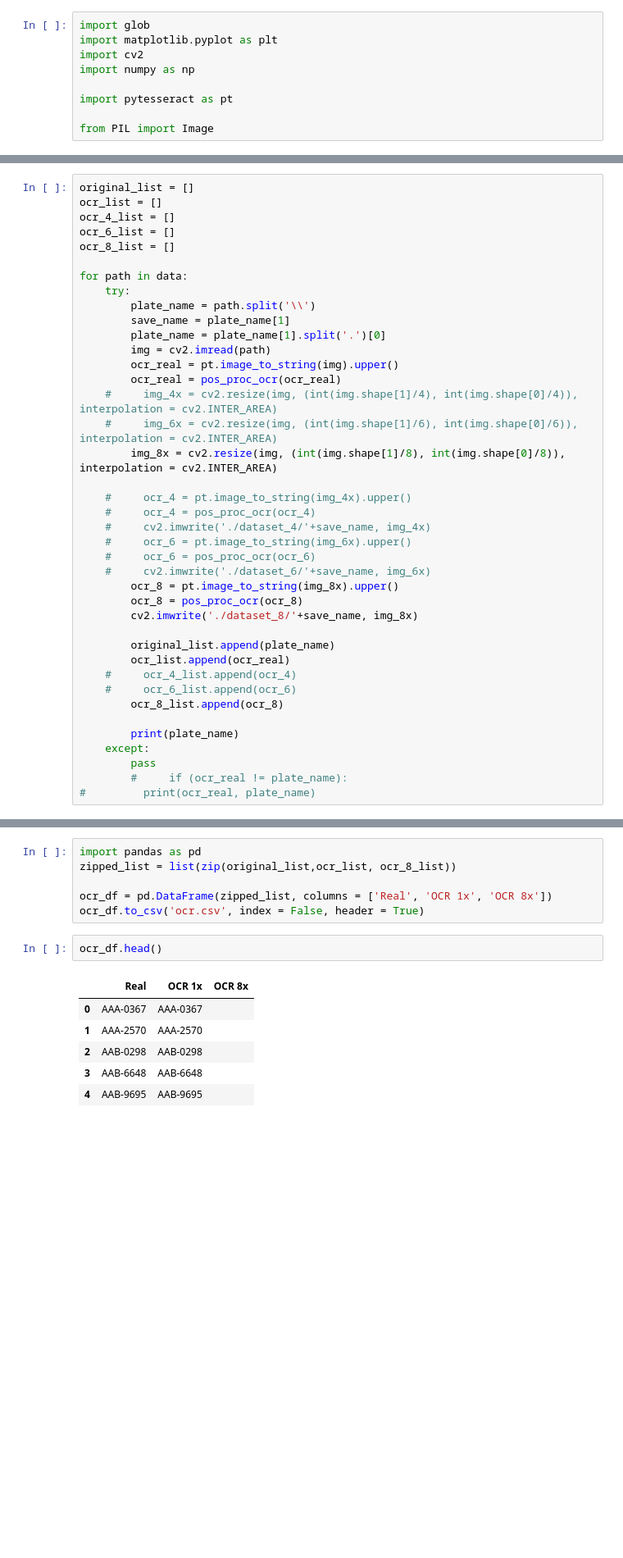
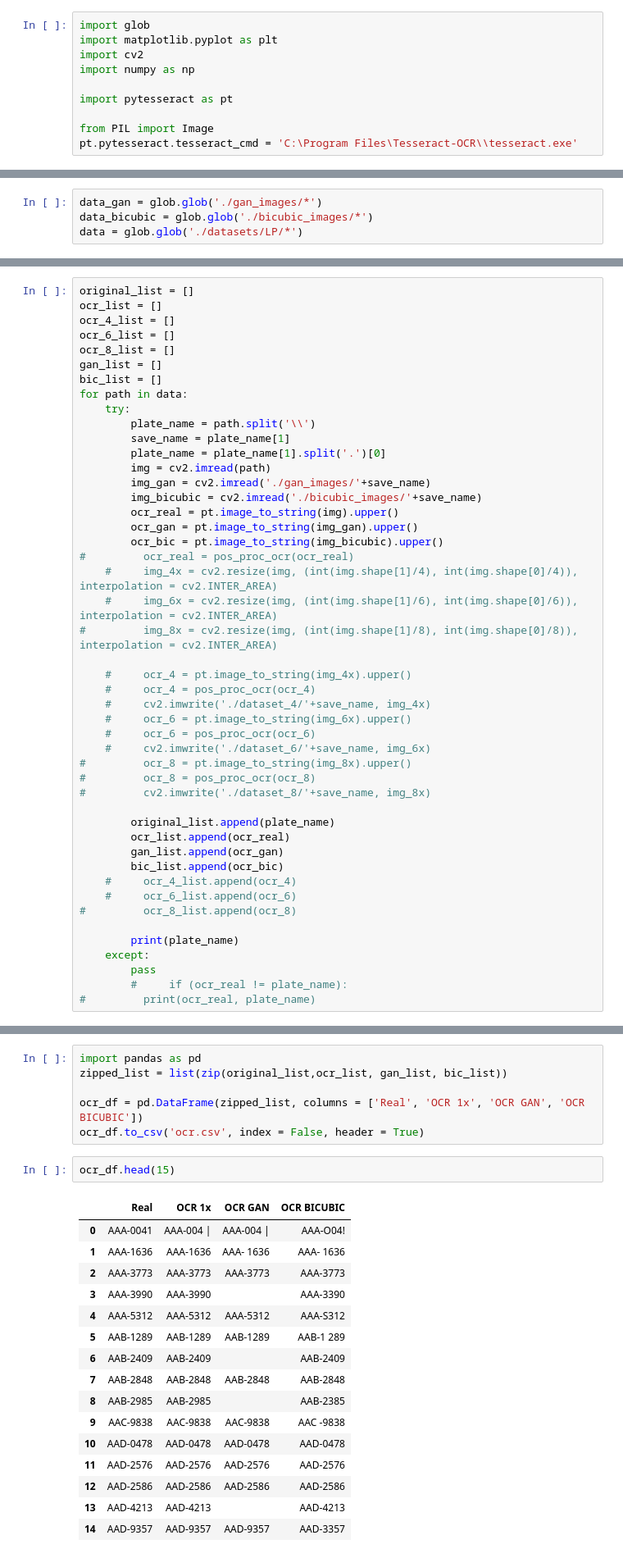
Before and after one commit to bicalho/LP-SRGAN, a Jupyter notebook: LP-OCR.ipynb, the cells around one changed output, grey strips where cells are left out. Shown at 82% size. Saved outputs shown, nothing was run; the diff lists cells and outputs as text; blank space fills up the shorter version.

```diff
--- a/LP-OCR.ipynb
+++ b/LP-OCR.ipynb
@@ -13,3 +13,4 @@ import numpy as np
 import pytesseract as pt
 
 from PIL import Image
+pt.pytesseract.tesseract_cmd = 'C:\Program Files\Tesseract-OCR\\tesseract.exe'
@@ -18,3 +17,7 @@ data = glob.glob('./generate_dataset/dataset/*')
+# %%
+data_gan = glob.glob('./gan_images/*')
+data_bicubic = glob.glob('./bicubic_images/*')
+data = glob.glob('./datasets/LP/*')
 # %% [markdown]
 ## Post proccess the ocr
 # %%
@@ -39,18 +42,23 @@ ocr_list = []
 ocr_4_list = []
 ocr_6_list = []
 ocr_8_list = []
-
+gan_list = []
+bic_list = []
 for path in data:
     try:
         plate_name = path.split('\\')
         save_name = plate_name[1]
         plate_name = plate_name[1].split('.')[0]
         img = cv2.imread(path)
+        img_gan = cv2.imread('./gan_images/'+save_name)
+        img_bicubic = cv2.imread('./bicubic_images/'+save_name)
         ocr_real = pt.image_to_string(img).upper()
-        ocr_real = pos_proc_ocr(ocr_real)
+        ocr_gan = pt.image_to_string(img_gan).upper()
+        ocr_bic = pt.image_to_string(img_bicubic).upper()
+#         ocr_real = pos_proc_ocr(ocr_real)
     #     img_4x = cv2.resize(img, (int(img.shape[1]/4), int(img.shape[0]/4)), interpolation = cv2.INTER_AREA)
     #     img_6x = cv2.resize(img, (int(img.shape[1]/6), int(img.shape[0]/6)), interpolation = cv2.INTER_AREA)
-        img_8x = cv2.resize(img, (int(img.shape[1]/8), int(img.shape[0]/8)), interpolation = cv2.INTER_AREA)
+#         img_8x = cv2.resize(img, (int(img.shape[1]/8), int(img.shape[0]/8)), interpolation = cv2.INTER_AREA)
 
     #     ocr_4 = pt.image_to_string(img_4x).upper()
     #     ocr_4 = pos_proc_ocr(ocr_4)
@@ -58,15 +66,17 @@ for path in data:
     #     ocr_6 = pt.image_to_string(img_6x).upper()
     #     ocr_6 = pos_proc_ocr(ocr_6)
     #     cv2.imwrite('./dataset_6/'+save_name, img_6x)
-        ocr_8 = pt.image_to_string(img_8x).upper()
-        ocr_8 = pos_proc_ocr(ocr_8)
-        cv2.imwrite('./dataset_8/'+save_name, img_8x)
+#         ocr_8 = pt.image_to_string(img_8x).upper()
+#         ocr_8 = pos_proc_ocr(ocr_8)
+#         cv2.imwrite('./dataset_8/'+save_name, img_8x)
 
         original_list.append(plate_name)
         ocr_list.append(ocr_real)
+        gan_list.append(ocr_gan)
+        bic_list.append(ocr_bic)
     #     ocr_4_list.append(ocr_4)
     #     ocr_6_list.append(ocr_6)
-        ocr_8_list.append(ocr_8)
+#         ocr_8_list.append(ocr_8)
 
         print(plate_name)
     except:
@@ -94,15 +104,25 @@ WWU-
 # %%
 import pandas as pd
-zipped_list = list(zip(original_list,ocr_list, ocr_8_list))
+zipped_list = list(zip(original_list,ocr_list, gan_list, bic_list))
 
-ocr_df = pd.DataFrame(zipped_list, columns = ['Real', 'OCR 1x', 'OCR 8x'])
+ocr_df = pd.DataFrame(zipped_list, columns = ['Real', 'OCR 1x', 'OCR GAN', 'OCR BICUBIC'])
 ocr_df.to_csv('ocr.csv', index = False, header = True)
 # %%
-ocr_df.head()
+ocr_df.head(15)
 # %% [output]
-|  | Real | OCR 1x | OCR 8x |
-| 0 | AAA-0367 | AAA-0367 |  |
-| 1 | AAA-2570 | AAA-2570 |  |
-| 2 | AAB-0298 | AAB-0298 |  |
-| 3 | AAB-6648 | AAB-6648 |  |
-| 4 | AAB-9695 | AAB-9695 |  |
+|  | Real | OCR 1x | OCR GAN | OCR BICUBIC |
+| 0 | AAA-0041 | AAA-004 | | AAA-004 | | AAA-O04! |
+| 1 | AAA-1636 | AAA-1636 | AAA- 1636 | AAA- 1636 |
+| 2 | AAA-3773 | AAA-3773 | AAA-3773 | AAA-3773 |
+| 3 | AAA-3990 | AAA-3990 |  | AAA-3390 |
+| 4 | AAA-5312 | AAA-5312 | AAA-5312 | AAA-S312 |
+| 5 | AAB-1289 | AAB-1289 | AAB-1289 | AAB-1 289 |
+| 6 | AAB-2409 | AAB-2409 |  | AAB-2409 |
+| 7 | AAB-2848 | AAB-2848 | AAB-2848 | AAB-2848 |
+| 8 | AAB-2985 | AAB-2985 |  | AAB-2385 |
+| 9 | AAC-9838 | AAC-9838 | AAC-9838 | AAC -9838 |
+| 10 | AAD-0478 | AAD-0478 | AAD-0478 | AAD-0478 |
+| 11 | AAD-2576 | AAD-2576 | AAD-2576 | AAD-2576 |
+| 12 | AAD-2586 | AAD-2586 | AAD-2586 | AAD-2586 |
+| 13 | AAD-4213 | AAD-4213 |  | AAD-4213 |
+| 14 | AAD-9357 | AAD-9357 | AAD-9357 | AAD-3357 |
```
Also changed, not shown: parts of 7 cells of this notebook, 4 other files.
